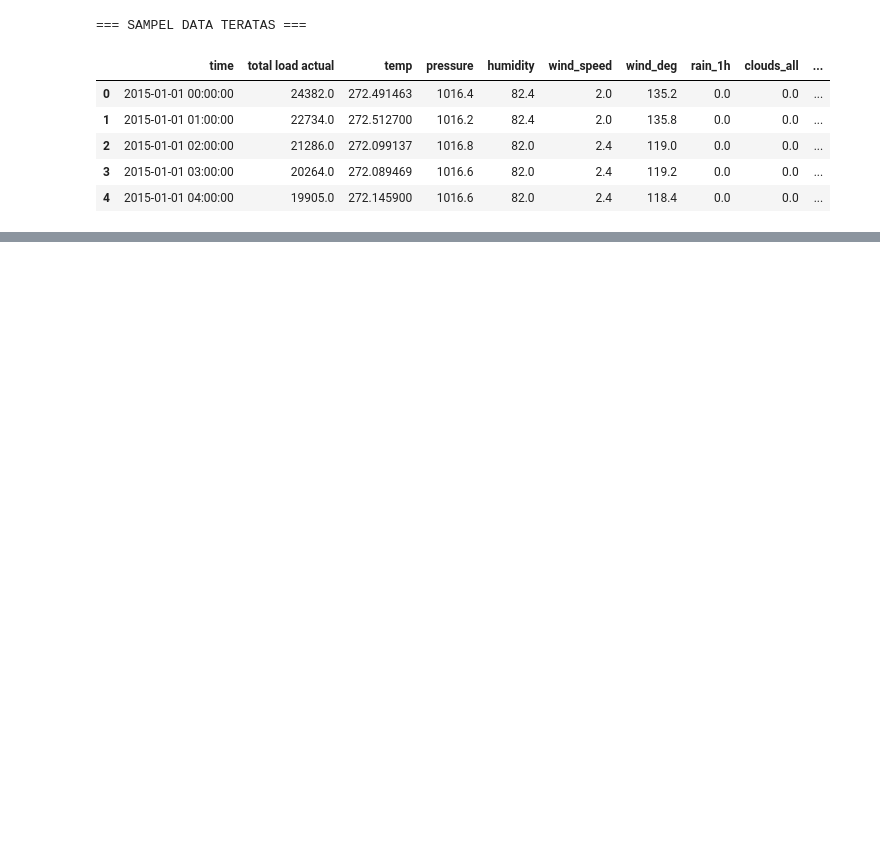
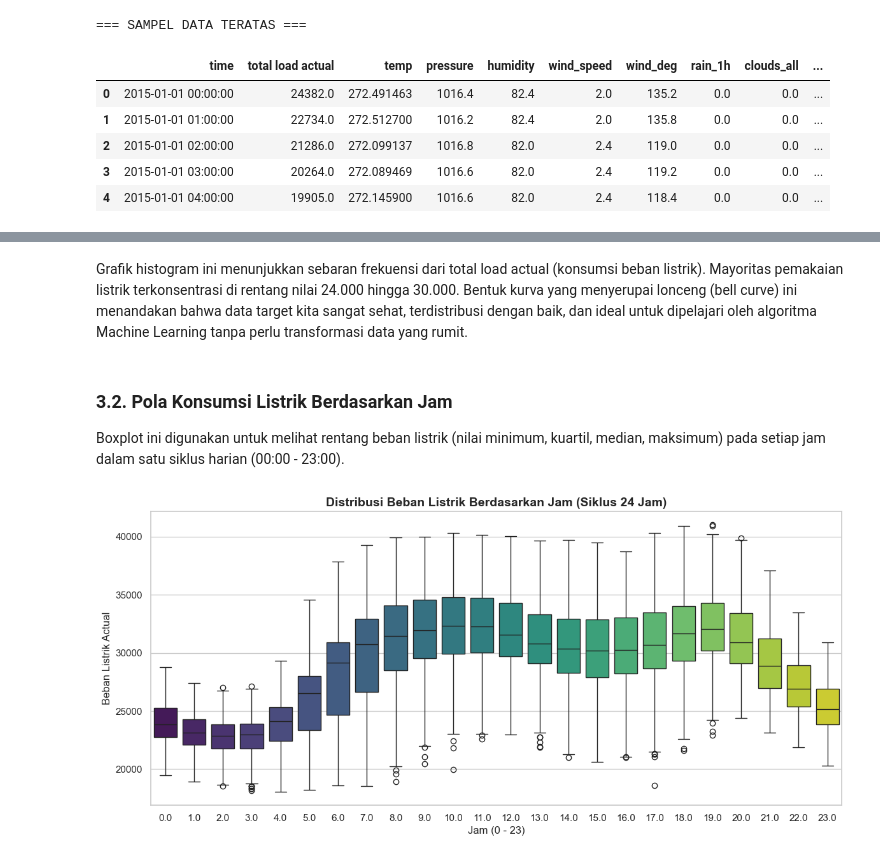
Before and after one commit to yayaangg/tugas-kecil-machine-learning, a Jupyter notebook: regresi.ipynb, the cells around one changed output, grey strips where cells are left out. Drawn from its saved outputs; the diff is of its cells as text; code cells hidden in the pictures; blank space fills up the shorter version.

```diff
--- a/regresi.ipynb
+++ b/regresi.ipynb
@@ -935,0 +206,14 @@ Cek direktori Anda, file telah tersimpan di:
+# %% [markdown]
+Grafik histogram ini menunjukkan sebaran frekuensi dari total load actual (konsumsi beban listrik). Mayoritas pemakaian listrik terkonsentrasi di rentang nilai 24.000 hingga 30.000. Bentuk kurva yang menyerupai lonceng (bell curve) ini menandakan bahwa data target kita sangat sehat, terdistribusi dengan baik, dan ideal untuk dipelajari oleh algoritma Machine Learning tanpa perlu transformasi data yang rumit.
+# %% [markdown]
+### 3.2. Pola Konsumsi Listrik Berdasarkan Jam
+Boxplot ini digunakan untuk melihat rentang beban listrik (nilai minimum, kuartil, median, maksimum) pada setiap jam dalam satu siklus harian (00:00 - 23:00).
+# %%
+plt.figure(figsize=(14, 6))
+sns.boxplot(data=df_clean, x='hour', y='total load actual', palette='viridis')
+plt.title('Distribusi Beban Listrik Berdasarkan Jam (Siklus 24 Jam)', fontsize=14, fontweight='bold')
+plt.xlabel('Jam (0 - 23)', fontsize=12)
+plt.ylabel('Beban Listrik Actual', fontsize=12)
+plt.show()
+# %% [output]
+[figure, added]
```
Also changed, not shown: parts of 65 cells of this notebook, 10 other files.
